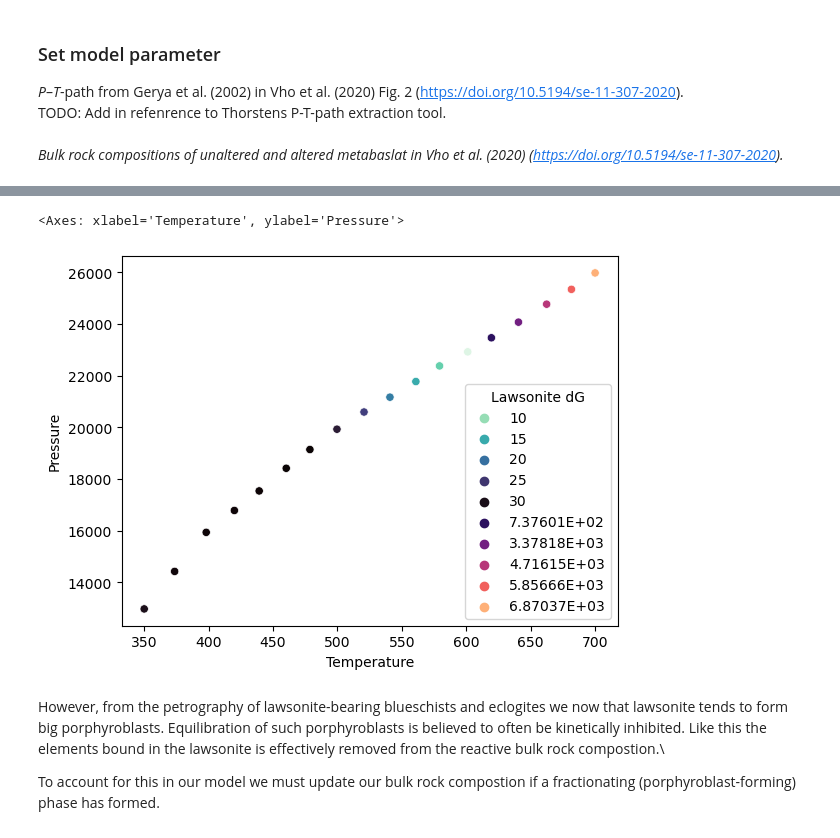
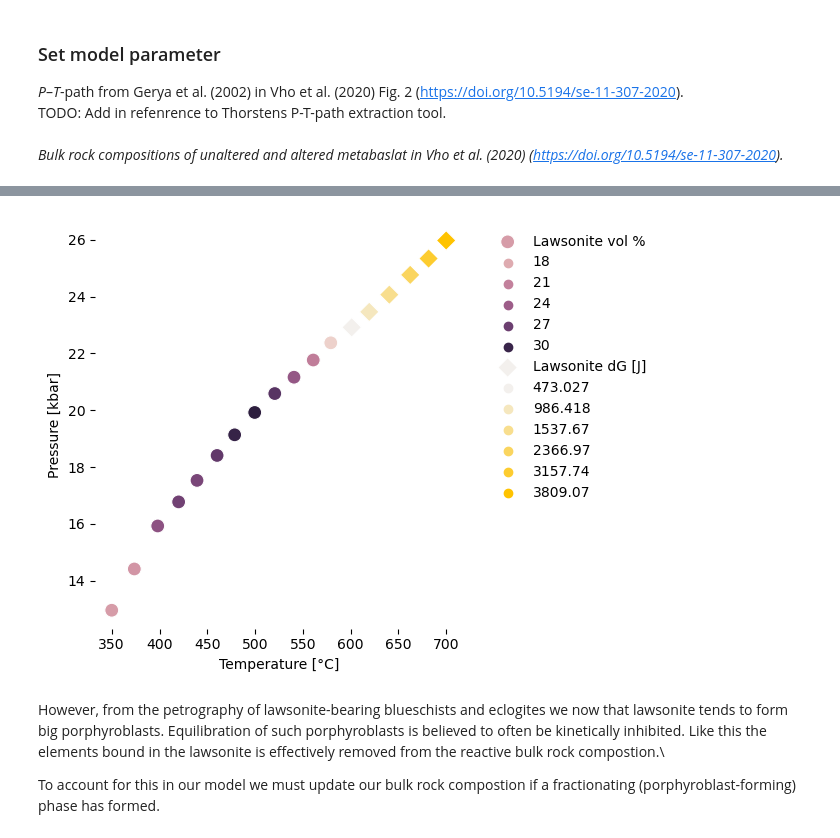
Before and after one commit to Theriak-Domino/pytheriak, a Jupyter notebook: examples/02_PTpath.ipynb, the cells around one changed output, grey strips where cells are left out. Saved outputs shown, nothing was run; the diff lists cells and outputs as text; code cells hidden in the pictures.

```diff
--- a/examples/02_PTpath.ipynb
+++ b/examples/02_PTpath.ipynb
@@ -35,7 +35,7 @@ The argument `programs_dir` must be set to the directory of your Theriak_Domino
 # %%
 theriak = wrapper.TherCaller(programs_dir="C:\\TheriakDominoWIN\\Programs",
                              database="td-ds62-mb50-v07.txt",
-                             theriak_version="v28.05.2022")
+                             theriak_version="v2023.03.06")
 # %% [markdown]
 ### Set model parameter
 *P*–*T*-path from Gerya et al. (2002) in Vho et al. (2020) Fig. 2 (https://doi.org/10.5194/se-11-307-2020).\
@@ -49,23 +59,21 @@ bulk_AOC = "SI(41.37)TI(0.76)AL(16.54)FE(4.76)MN(0.00)MG(8.97)CA(12.46)NA(3.61)K
 # %%
-lawsonite_stable = []
-lawsonite_vol_percent = []
-lawsonite_dG = []
-rocks = []
-
 for temperature, pressure in pt_path:
     rock, element_list = theriak.minimisation(pressure, temperature, bulk_MORB, return_failed_minimisation=True)
 
     # look for lawsonite in the names of the mineral assemblage
     mineral_names = [mineral.name for mineral in rock.mineral_assemblage]
     law_stable = "law" in mineral_names
+    # when "law" is in the list of mineral names, it is stable
     lawsonite_stable.append(law_stable)
 
+    # if lawsonite is stable, store its volume percent, delta G is None in that case
     if law_stable:
         law_idx = mineral_names.index("law")
         lawsonite_vol_percent.append(rock.mineral_assemblage[law_idx].vol_percent)
         lawsonite_dG.append(None)
+    # if lawsonite is not stable, store its delta G, volume percent is None in that case
     else:
         lawsonite_vol_percent.append(None)
-        lawsonite_dG.append(dict(rock.mineral_delta_G)["law"])
+        lawsonite_dG.append(rock.mineral_delta_G["law"])
 
     rocks.append(rock)
@@ -72,6 +91,7 @@ for temperature, pressure in pt_path:
 # %%
 laws_in_MORB = pd.DataFrame({"Temperature": pt_path[:, 0],
                              "Pressure": pt_path[:, 1],
+                             "Pressure_kbar": pt_path[:, 1] / 1000,
                              "Lawsonite stable": lawsonite_stable,
                              "Lawsonite vol %": lawsonite_vol_percent,
                              "Lawsonite dG": lawsonite_dG})
@@ -78,11 +119,34 @@ laws_in_MORB = pd.DataFrame({"Temperature": pt_path[:, 0],
 # %%
 fig, axs = plt.subplots()
 
-sns.scatterplot(data=laws_in_MORB, x="Temperature", y="Pressure", palette="mako_r", hue="Lawsonite vol %", ax=axs)
-sns.scatterplot(data=laws_in_MORB, x="Temperature", y="Pressure", palette="magma", hue="Lawsonite dG", ax=axs)
+sns.scatterplot(data=laws_in_MORB,
+                x="Temperature",
+                y="Pressure_kbar",
+                hue="Lawsonite vol %",
+                s=100,
+                label="Lawsonite vol %",
+                ax=axs)
+
+sns.scatterplot(data=laws_in_MORB,
+                x="Temperature",
+                y="Pressure_kbar",
+                palette=sns.color_palette("light:#FFC300"),
+                hue="Lawsonite dG",
+                s=100,
+                marker="D",
+                label="Lawsonite dG [J]",
+                ax=axs)
+
+axs.set_xlabel("Temperature [°C]")
+axs.set_ylabel("Pressure [kbar]")
+
+axs.legend(bbox_to_anchor=(1.05, 1), frameon=False)
+
+axs.set_frame_on(False)
+
+fig.tight_layout()
 # %% [output]
-<Axes: xlabel='Temperature', ylabel='Pressure'>
-[figure, old version]
+[figure, new version]
 # %% [markdown]
 However, from the petrography of lawsonite-bearing blueschists and eclogites we now that lawsonite tends to form big porphyroblasts. Equilibration of such porphyroblasts is believed to often be kinetically inhibited. Like this the elements bound in the lawsonite is effectively removed from the reactive bulk rock compostion.\
 
```
Also changed, not shown: parts of 11 cells of this notebook, 1 other file.
